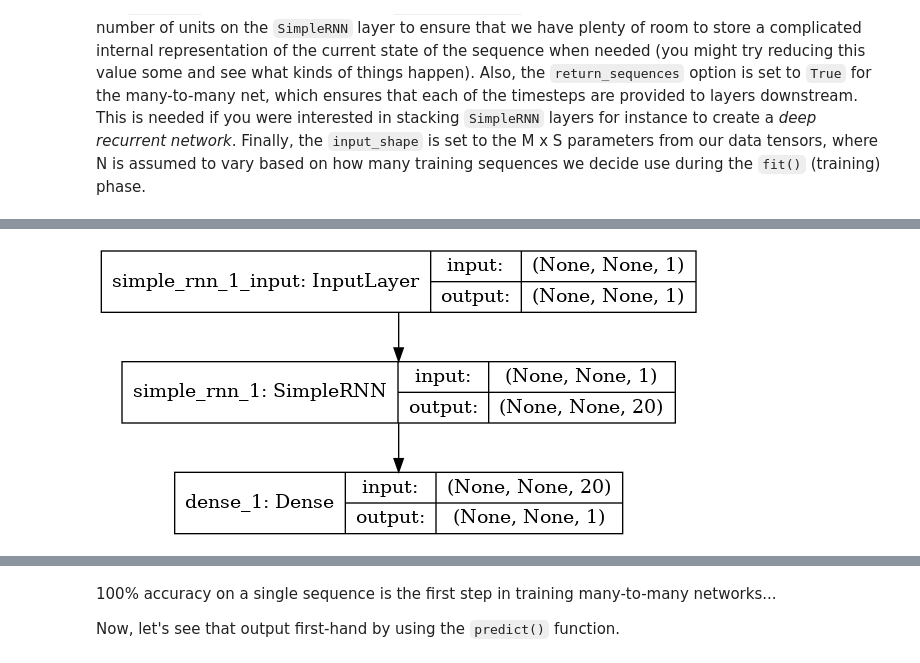
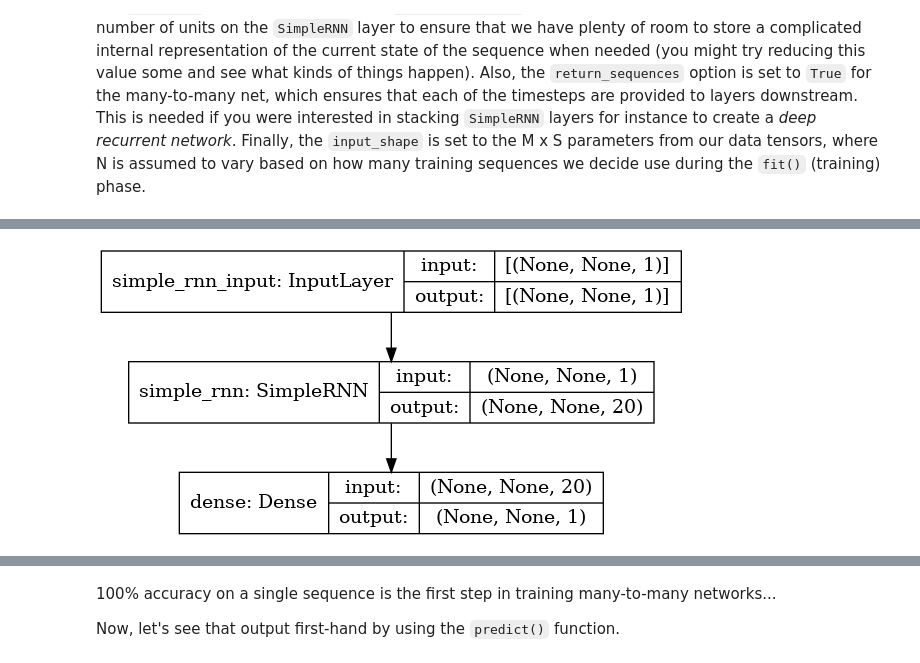
Before and after one commit to CSCI4850/notebook-examples, a Jupyter notebook: Recurrent Neural Networks/Simple Recurrent.ipynb, the cells around one changed output, grey strips where cells are left out. Cells and saved outputs as stored; diff of their text form; code cells hidden in the pictures.

```diff
--- a/Recurrent Neural Networks/Simple Recurrent.ipynb
+++ b/Recurrent Neural Networks/Simple Recurrent.ipynb
@@ -140,9 +136,9 @@ Non-trainable params: 0
 _________________________________________________________________
 # %%
 # Visualization - wish we could see the recurrent weights!
-plot_model(model,to_file='srnn.png',show_shapes=True,expand_nested=True)
+keras.utils.plot_model(model,to_file='srnn.png',show_shapes=True,expand_nested=True)
 # %% [output]
-[figure, old version]
+[figure, new version]
 # %%
 # Network creation - Many-to-One
 model2 = keras.Sequential()
```
Also changed, not shown: parts of 33 cells of this notebook.
